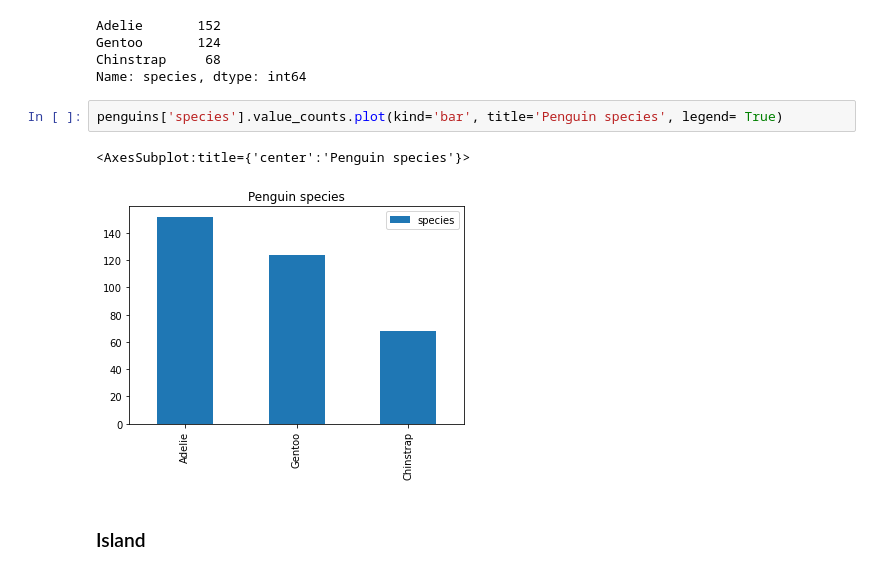
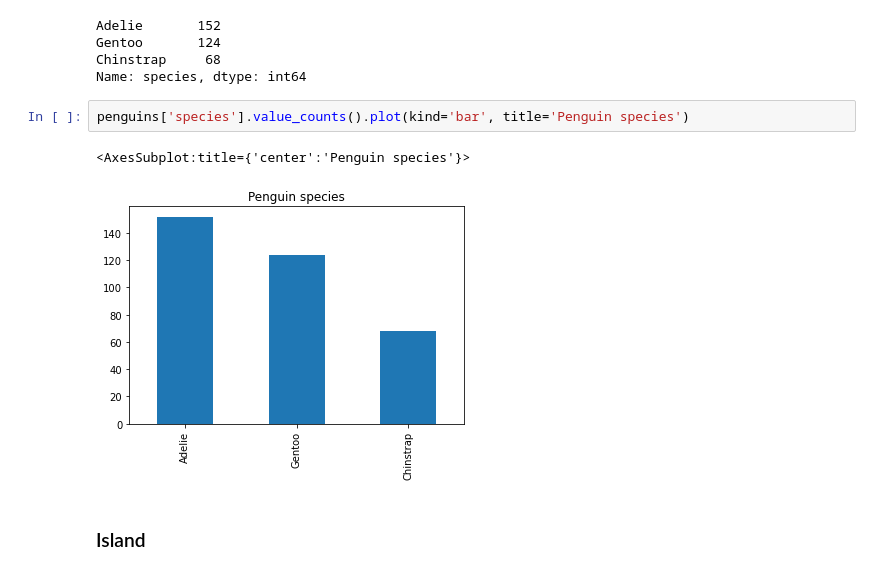
Before and after one commit to yisun2001/Data-Science, a Jupyter notebook: Assignment_3_4_5_6.ipynb, the cells around one changed output. Saved outputs shown, nothing was run; the diff lists cells and outputs as text.

```diff
--- a/Assignment_3_4_5_6.ipynb
+++ b/Assignment_3_4_5_6.ipynb
@@ -73,10 +61,10 @@ Gentoo       124
 Chinstrap     68
 Name: species, dtype: int64
 # %%
-penguins['species'].value_counts.plot(kind='bar', title='Penguin species', legend= True)
+penguins['species'].value_counts().plot(kind='bar', title='Penguin species')
 # %% [output]
 <AxesSubplot:title={'center':'Penguin species'}>
-[figure, old version]
+[figure, new version]
 # %% [markdown]
 ### Island
 # %%
```
Also changed, not shown: parts of 16 cells of this notebook, 7 other files.
